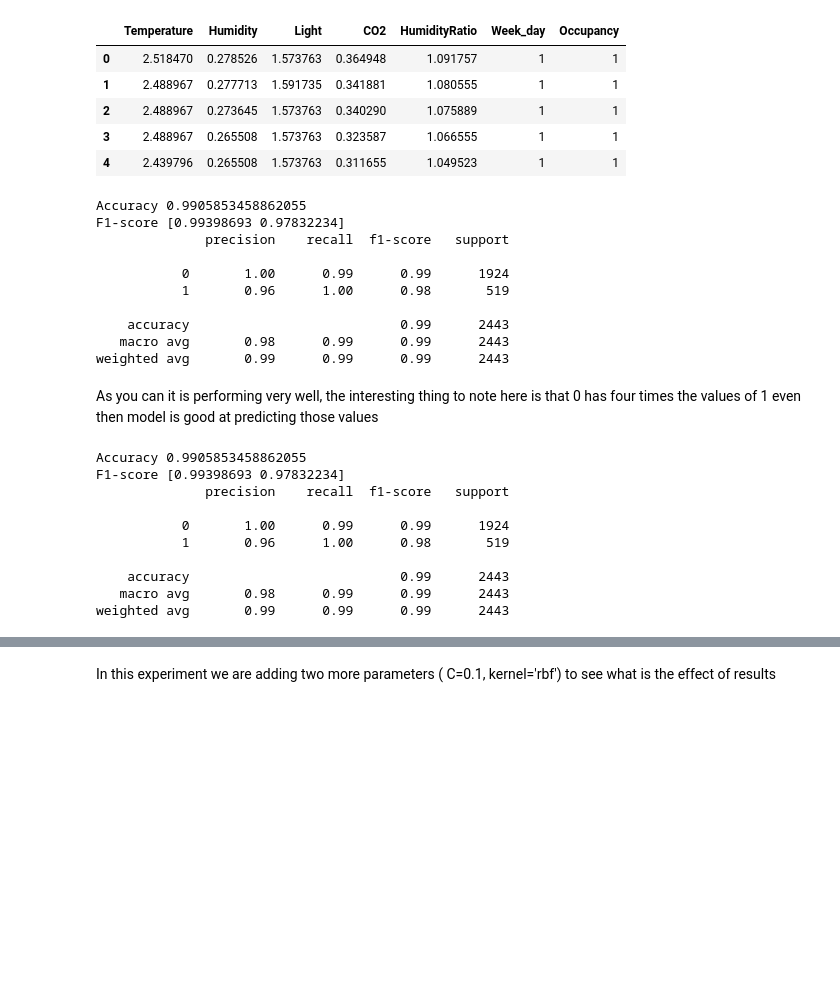
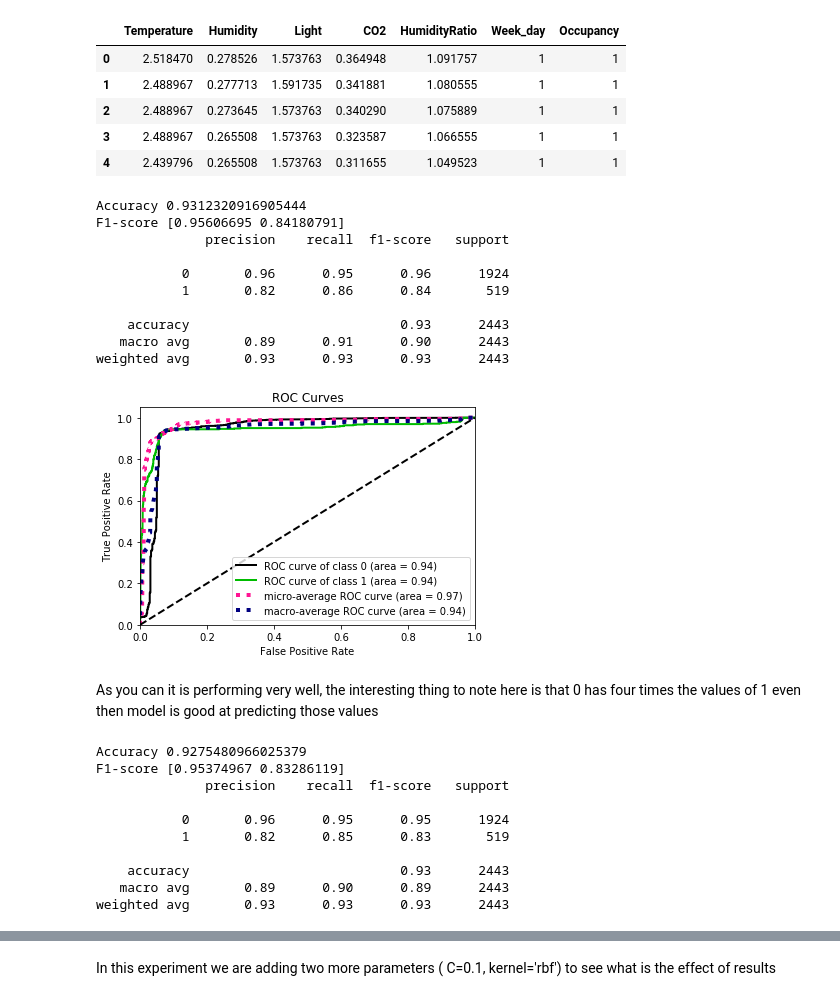
Before and after one commit to piyushtada/data_mining_2020_project_occupancy_detection, a Jupyter notebook: jupyter_notebooks/05_support_vector_machines.ipynb, the cells around one changed output, grey strips where cells are left out. Drawn from its saved outputs; the diff is of its cells as text; code cells hidden in the pictures; blank space fills up the shorter version.

Commit message:
added roc curve

```diff
--- a/jupyter_notebooks/05_support_vector_machines.ipynb
+++ b/jupyter_notebooks/05_support_vector_machines.ipynb
@@ -185,5 +189,5 @@ from sklearn.svm import SVC
 # %%
-clf = SVC(gamma='auto', random_state=42)
+clf = SVC(gamma='auto', random_state=42, probability=True)
 clf.fit(X_train, y_train)
 
 y_pred = clf.predict(X_test)
@@ -191,21 +195,28 @@ y_pred = clf.predict(X_test)
 print('Accuracy %s' % accuracy_score(y_test, y_pred))
 print('F1-score %s' % f1_score(y_test, y_pred, average=None))
 print(classification_report(y_test, y_pred))
+
+y_score = clf.predict_proba(X_test)
 # %% [output]
-Accuracy 0.9905853458862055
-F1-score [0.99398693 0.97832234]
+Accuracy 0.9312320916905444
+F1-score [0.95606695 0.84180791]
               precision    recall  f1-score   support
 
-           0       1.00      0.99      0.99      1924
-           1       0.96      1.00      0.98       519
+           0       0.96      0.95      0.96      1924
+           1       0.82      0.86      0.84       519
 
-    accuracy                           0.99      2443
-   macro avg       0.98      0.99      0.99      2443
-weighted avg       0.99      0.99      0.99      2443
+    accuracy                           0.93      2443
+   macro avg       0.89      0.91      0.90      2443
+weighted avg       0.93      0.93      0.93      2443
+# %%
+plot_roc(y_test, y_score)
+plt.show()
+# %% [output]
+[figure, added]
 # %% [markdown]
 As you can it is performing very well, the interesting thing to note here is that 0 has four times the values of 1 even then model is good at predicting those values
 # %%
-clf = SVC(gamma='auto', C=0.1, kernel='rbf', random_state=42)
+clf = SVC(gamma='auto', C=0.1, kernel='rbf', random_state=42, probability=True)
 clf.fit(X_train, y_train)
 
 y_pred = clf.predict(X_test)
@@ -213,14 +224,15 @@ y_pred = clf.predict(X_test)
 print('Accuracy %s' % accuracy_score(y_test, y_pred))
 print('F1-score %s' % f1_score(y_test, y_pred, average=None))
 print(classification_report(y_test, y_pred))
+y_score = clf.predict_proba(X_test)
 # %% [output]
-Accuracy 0.9905853458862055
-F1-score [0.99398693 0.97832234]
+Accuracy 0.9275480966025379
+F1-score [0.95374967 0.83286119]
               precision    recall  f1-score   support
 
-           0       1.00      0.99      0.99      1924
-           1       0.96      1.00      0.98       519
+           0       0.96      0.95      0.95      1924
+           1       0.82      0.85      0.83       519
 
-    accuracy                           0.99      2443
-   macro avg       0.98      0.99      0.99      2443
-weighted avg       0.99      0.99      0.99      2443
+    accuracy                           0.93      2443
+   macro avg       0.89      0.90      0.89      2443
+weighted avg       0.93      0.93      0.93      2443
```
Also changed, not shown: parts of 2 cells of this notebook, 2 other files.
